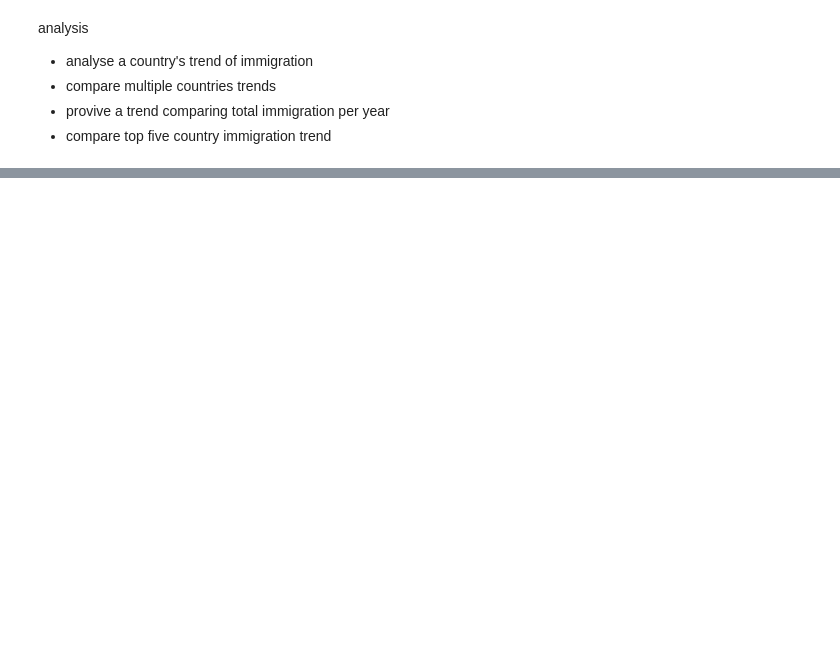
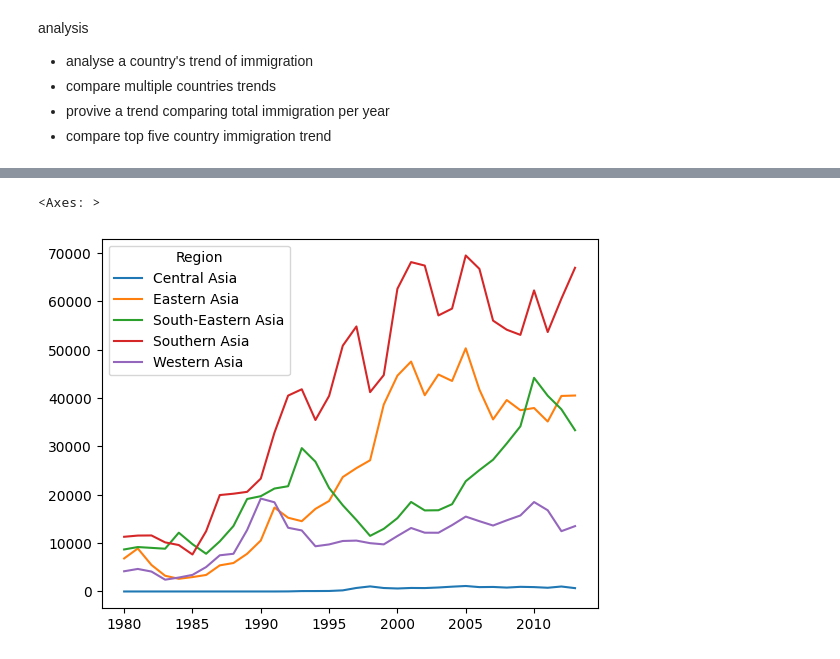
Before and after one commit to Amanmishra03/digipodium, a Jupyter notebook: data analysis/immigration_analysis.ipynb, the cells around one changed output, grey strips where cells are left out. Drawn from its saved outputs; the diff is of its cells as text; code cells hidden in the pictures; blank space fills up the shorter version.

```diff
--- a/data analysis/immigration_analysis.ipynb
+++ b/data analysis/immigration_analysis.ipynb
@@ -156,0 +355,3 @@ px.scatter_3d(
+# %%
+asia_df = df[df['Continent']=='Asia']
+asia_df
@@ -156,0 +377,5 @@ px.scatter_3d(
+# %%
+asia_df.groupby(by='Region')[years].sum().T.plot()
+# %% [output]
+<Axes: >
+[figure, added]
```
Also changed, not shown: parts of 26 cells of this notebook.
